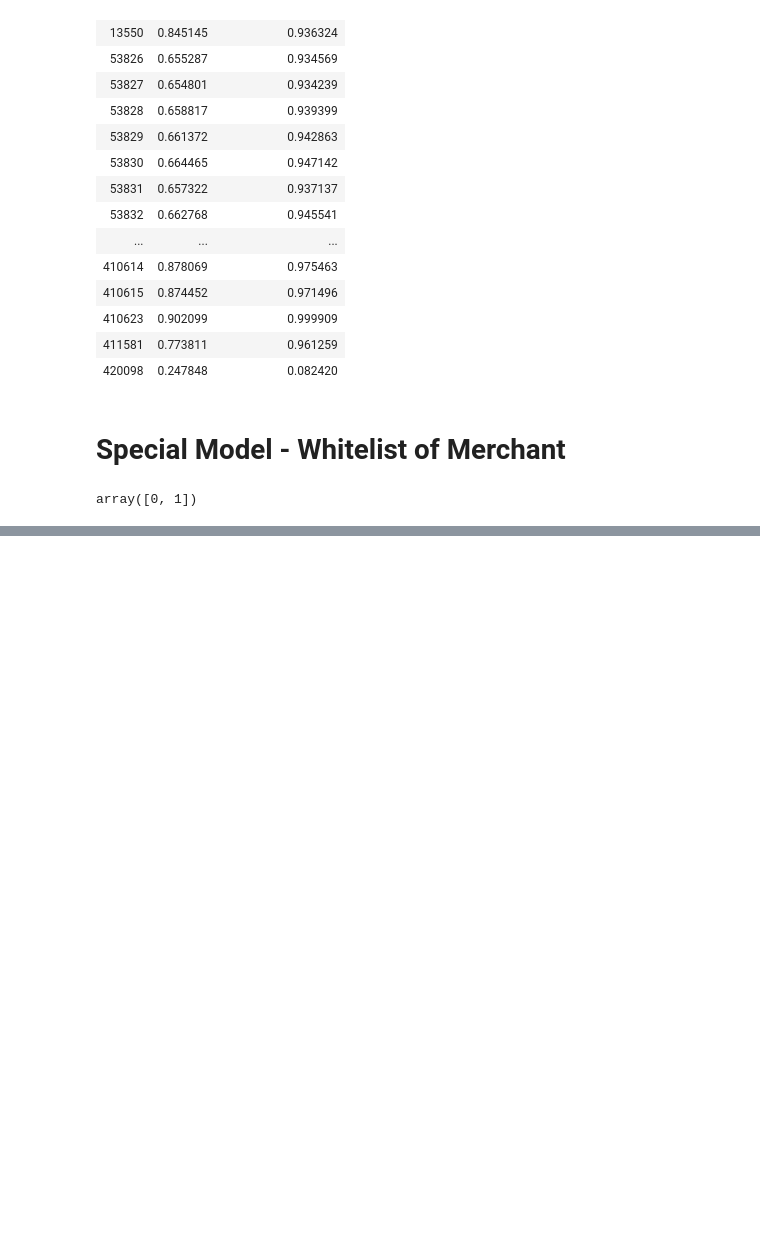
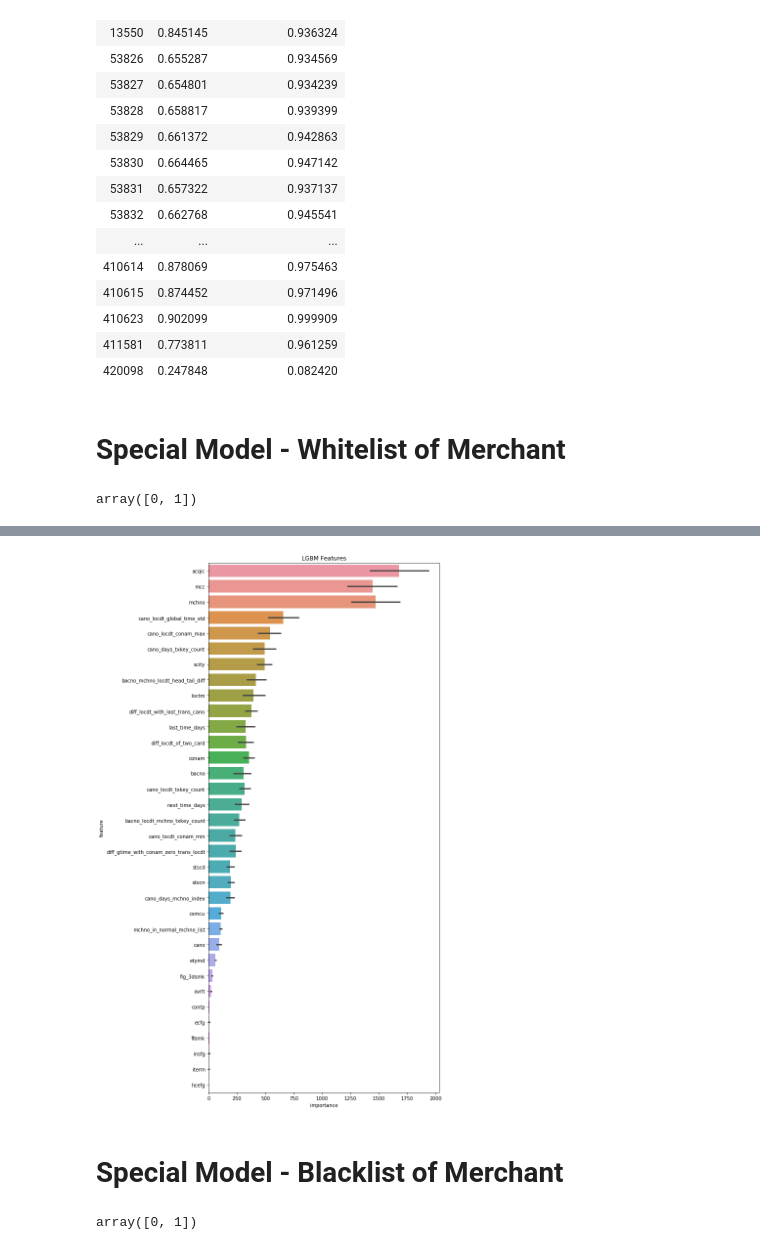
Before and after one commit to aarontong95/TBrain_Credit_Card, a Jupyter notebook: main.ipynb, the cells around one changed output, grey strips where cells are left out. Drawn from its saved outputs; the diff is of its cells as text; code cells hidden in the pictures; blank space fills up the shorter version.

```diff
--- a/main.ipynb
+++ b/main.ipynb
@@ -256,0 +279,4 @@ from util.remove_outlier import remove_outlier
+# %%
+plot_importance(lgbm.df_feature_importance)
+# %% [output]
+[figure, added]
@@ -256,0 +288,8 @@ from util.remove_outlier import remove_outlier
+# %% [markdown]
+# Special Model - Blacklist of Merchant
+# %%
+input_features = features + [special_feautures[1]]
+X_train, y_train, groups, X_test = generate_X_y(df_train, df_test, label, input_features)
+X_train['mchno_in_fraud_mchno_list'].unique()
+# %% [output]
+array([0, 1])
```
Also changed, not shown: parts of 34 cells of this notebook, 4 other files.
